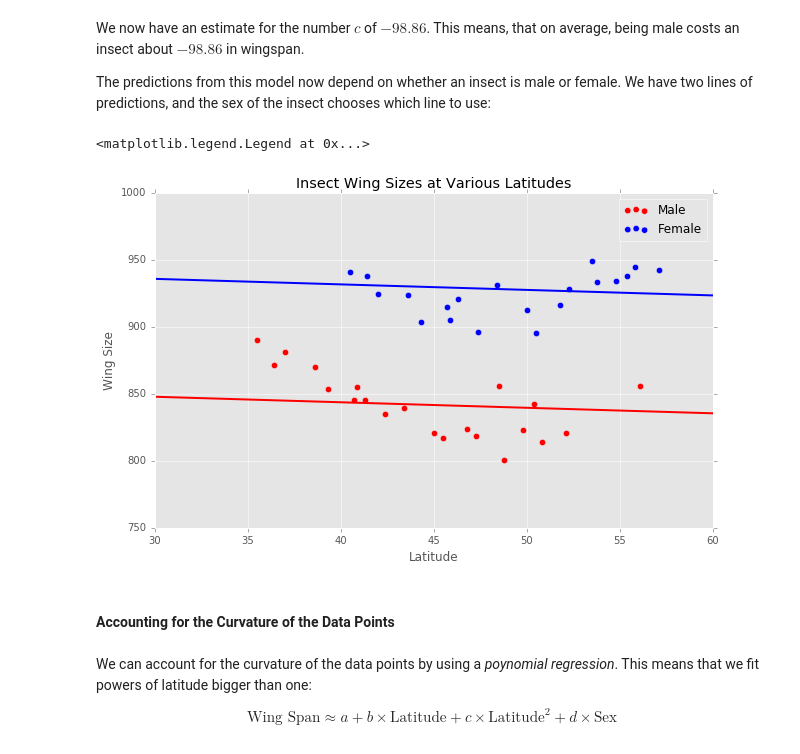
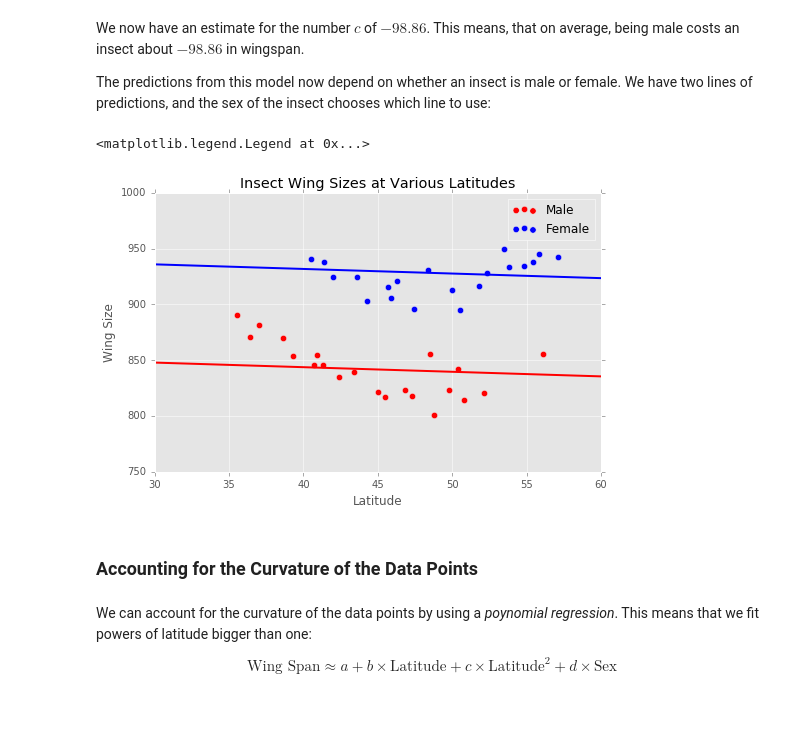
Before and after one commit to GalvanizeOpenSource/stats-course-slides, a Jupyter notebook: linear-and-logistic-regression.ipynb, the cells around one changed output. Drawn from its saved outputs; the diff is of its cells as text; code cells hidden in the pictures; blank space fills up the shorter version.

```diff
--- a/linear-and-logistic-regression.ipynb
+++ b/linear-and-logistic-regression.ipynb
@@ -11,7 +11,7 @@ plt.style.use('ggplot')
 # This is not good practice, but is appropriate here for a beginners class.
 # This allows us to not fuss with image sizes later in the presentation.
 from pylab import rcParams
-rcParams['figure.figsize'] = 10, 6
+rcParams['figure.figsize'] = 8, 5
 # %% [markdown]
 # Linear and Logistic Regression
 # %% [markdown]
@@ -55,7 +55,3 @@ Each data element is separated from the next by a tab character, this type of fo
 insects = pd.read_csv('./insects.csv', sep='\t')
 # %% [markdown]
 Now we have the data in a python object:
-# %%
-insects['latitude'] = insects['latitude'] + 5*(insects['sex'] == 0)
-# %%
-insects['wingsize'] = insects['wingsize'] + 100*((insects['latitude']-50)/15.0)**2
@@ -349,32 +339,34 @@ The predictions from this model now depend on whether an insect is male or femal
 # %%
 fig, ax = plt.subplots()
 
 # Make a scatterplot of the data.
 sex_boolean = insects.sex.astype(bool)
 ax.scatter(insects.latitude[sex_boolean],
            insects.wingsize[sex_boolean],
            s=40, c="red", label="Male")
 ax.scatter(insects.latitude[~sex_boolean],
            insects.wingsize[~sex_boolean],
            s=40, c="blue", label="Female")
 
 # Make a linea graph of the predictions.
 x = np.linspace(30, 60, num=250)
-ax.plot(x, insects_model_with_sex.params[0] + insects_model_with_sex.params[1] * x,
+ax.plot(x, insects_model_with_sex.params[0]
+             + insects_model_with_sex.params[1] * x,
        linewidth=2, c="blue")
-ax.plot(x, insects_model_with_sex.params[0] + insects_model_with_sex.params[1] * x + insects_model_with_sex.params[2],
+ax.plot(x, insects_model_with_sex.params[0]
+             + insects_model_with_sex.params[1] * x + insects_model_with_sex.params[2],
        linewidth=2, c="red")
 
 ax.set_xlim(30, 60)
 ax.set_xlabel("Latitude")
 ax.set_ylabel("Wing Size")
 ax.set_title("Insect Wing Sizes at Various Latitudes")
 ax.legend()
 # %% [output]
 <matplotlib.legend.Legend at 0x...>
-[figure, old version]
+[figure, new version]
 # %% [markdown]
-#### Accounting for the Curvature of the Data Points
+### Accounting for the Curvature of the Data Points
 # %% [markdown]
 We can account for the curvature of the data points by using a *poynomial regression*.  This means that we fit powers of latitude bigger than one:
 
```
Also changed, not shown: parts of 30 cells of this notebook.
